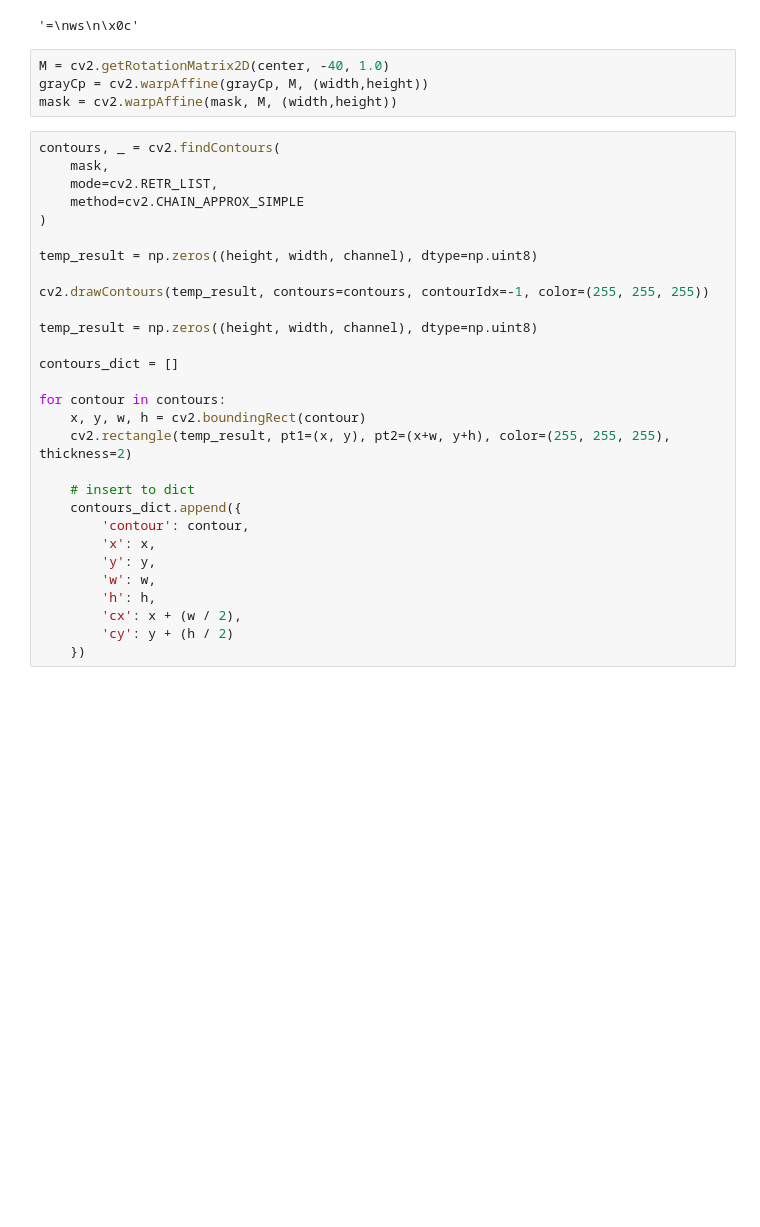
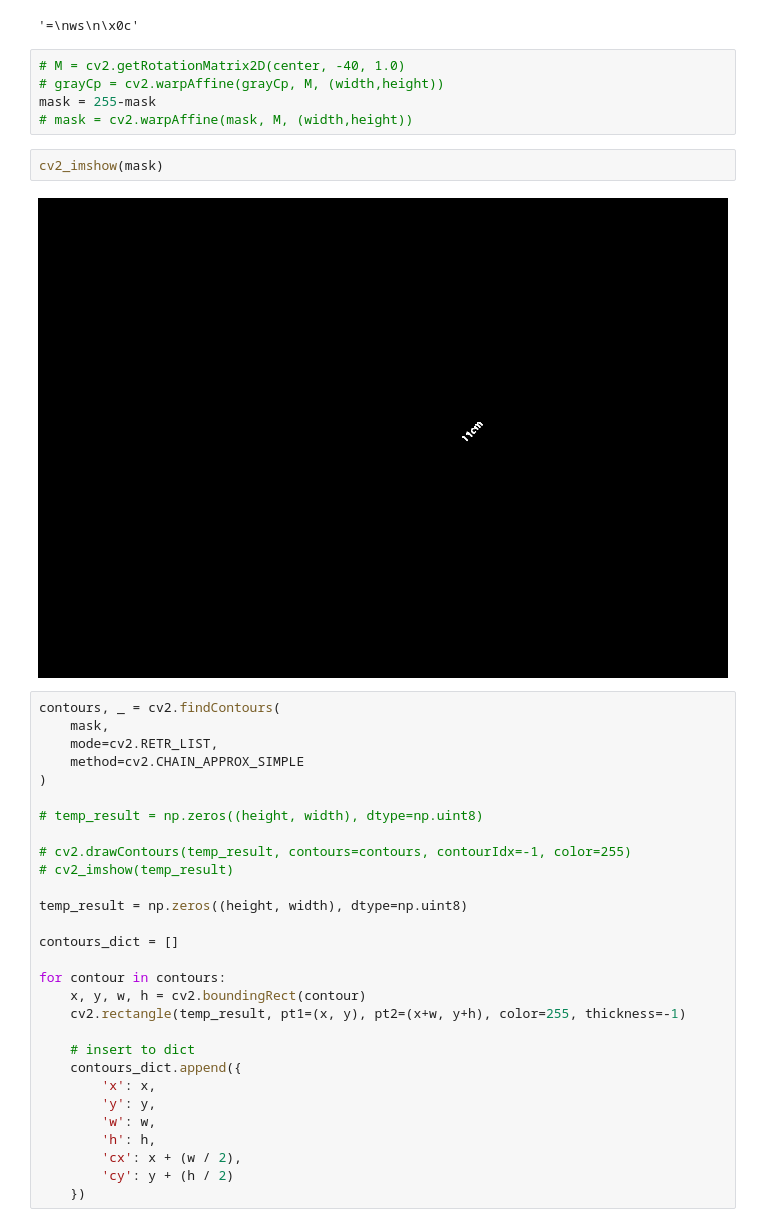
Before and after one commit to ppq0203/DCX_Mid_Project, a Jupyter notebook: colab_code/readImgNewImg.ipynb, the cells around one changed output. Saved outputs shown, nothing was run; the diff lists cells and outputs as text; blank space fills up the shorter version.

```diff
--- a/colab_code/readImgNewImg.ipynb
+++ b/colab_code/readImgNewImg.ipynb
@@ -129,9 +129,14 @@ chars
 # %% [output]
 '=\nws\n\x0c'
 # %%
-M = cv2.getRotationMatrix2D(center, -40, 1.0)
-grayCp = cv2.warpAffine(grayCp, M, (width,height))
-mask = cv2.warpAffine(mask, M, (width,height))
+# M = cv2.getRotationMatrix2D(center, -40, 1.0)
+# grayCp = cv2.warpAffine(grayCp, M, (width,height))
+mask = 255-mask
+# mask = cv2.warpAffine(mask, M, (width,height))
+# %%
+cv2_imshow(mask)
+# %% [output]
+[figure, added]
 # %%
 contours, _ = cv2.findContours(
     mask,
@@ -139,21 +144,21 @@ contours, _ = cv2.findContours(
     method=cv2.CHAIN_APPROX_SIMPLE
 )
 
-temp_result = np.zeros((height, width, channel), dtype=np.uint8)
+# temp_result = np.zeros((height, width), dtype=np.uint8)
 
-cv2.drawContours(temp_result, contours=contours, contourIdx=-1, color=(255, 255, 255))
+# cv2.drawContours(temp_result, contours=contours, contourIdx=-1, color=255)
+# cv2_imshow(temp_result)
 
-temp_result = np.zeros((height, width, channel), dtype=np.uint8)
+temp_result = np.zeros((height, width), dtype=np.uint8)
 
 contours_dict = []
 
 for contour in contours:
     x, y, w, h = cv2.boundingRect(contour)
-    cv2.rectangle(temp_result, pt1=(x, y), pt2=(x+w, y+h), color=(255, 255, 255), thickness=2)
+    cv2.rectangle(temp_result, pt1=(x, y), pt2=(x+w, y+h), color=255, thickness=-1)
 
     # insert to dict
     contours_dict.append({
-        'contour': contour,
         'x': x,
         'y': y,
         'w': w,
```
Also changed, not shown: parts of 16 cells of this notebook, 1 other file.
